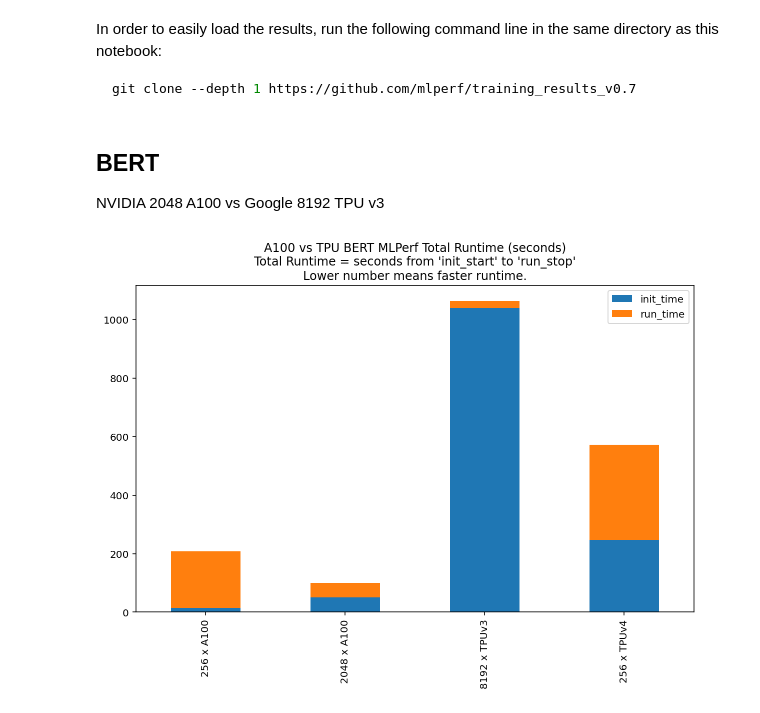
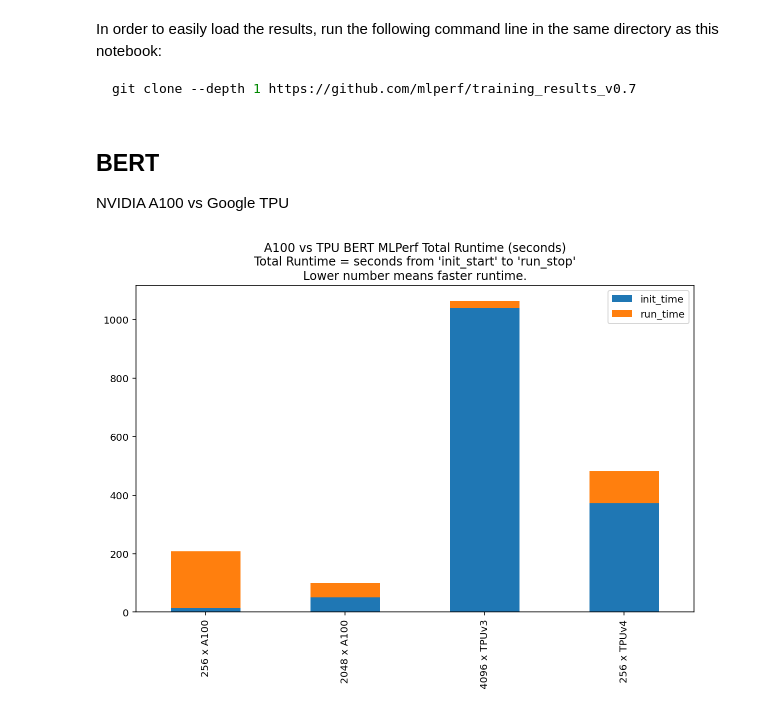
Before and after one commit to anton-l/mlperf-results-parser, a Jupyter notebook: timing_plot.ipynb, the cells around one changed output. Saved outputs shown, nothing was run; the diff lists cells and outputs as text; code cells hidden in the pictures.

Commit message:
Updated graphs

```diff
--- a/timing_plot.ipynb
+++ b/timing_plot.ipynb
@@ -54,36 +54,36 @@ class ResultsParser(object):
 # %% [markdown]
 ## BERT
 
-NVIDIA 2048 A100 vs Google 8192 TPU v3
+NVIDIA A100 vs Google TPU
 # %%
 nvidia_fastest_bert = "./training_results_v0.7/NVIDIA/results/dgxa100_n256_ngc20.06_pytorch/bert"
 nvidia_results = ResultsParser(nvidia_fastest_bert)
 
 nvidia_low_node_bert = "./training_results_v0.7/NVIDIA/results/dgxa100_n32_ngc20.06_pytorch/bert"
 nvidia_low_node_results = ResultsParser(nvidia_low_node_bert)
 
 google_fastest_bert = "./training_results_v0.7/Google/results/tpu-v3-8192-TF/bert"
 google_results = ResultsParser(google_fastest_bert)
 
-google_tpuv4_bert = "./training_results_v0.7/Google/results/tpu-v4-128-TF/bert"
+google_tpuv4_bert = "./training_results_v0.7/Google/results/tpu-v4-512-TF/bert"
 google_tpuv4_results = ResultsParser(google_tpuv4_bert)
 
 plotdata = pd.DataFrame({
     "init_time": [nvidia_low_node_results.get_init_duration(),
                   nvidia_results.get_init_duration(),
                   google_results.get_init_duration(),
                   google_tpuv4_results.get_init_duration()],
     "run_time": [nvidia_low_node_results.get_train_run_duration(),
                  nvidia_results.get_train_run_duration(),
                  google_results.get_train_run_duration(),
                  google_tpuv4_results.get_train_run_duration()],
     },
-    index=["256 x A100", "2048 x A100", "8192 x TPUv3", "256 x TPUv4"]
+    index=["256 x A100", "2048 x A100", "4096 x TPUv3", "256 x TPUv4"]
 )
 plot_title = "A100 vs TPU BERT MLPerf Total Runtime (seconds)\n" + \
              "Total Runtime = seconds from 'init_start' to 'run_stop'\n" + \
              "Lower number means faster runtime."
 plotdata.plot(kind="bar", title=plot_title, stacked=True, figsize=(10,6))
 plt.show()
 # %% [output]
-[figure, old version]
+[figure, new version]
```
Also changed, not shown: parts of 2 cells of this notebook.
